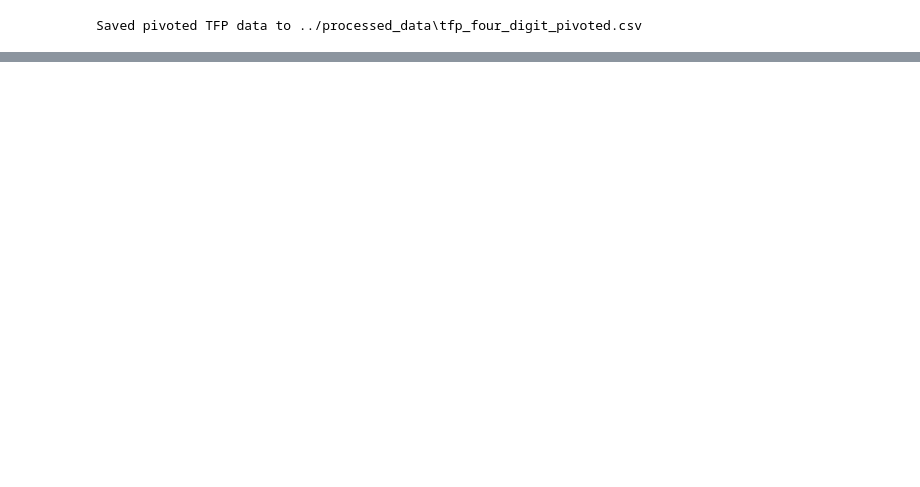
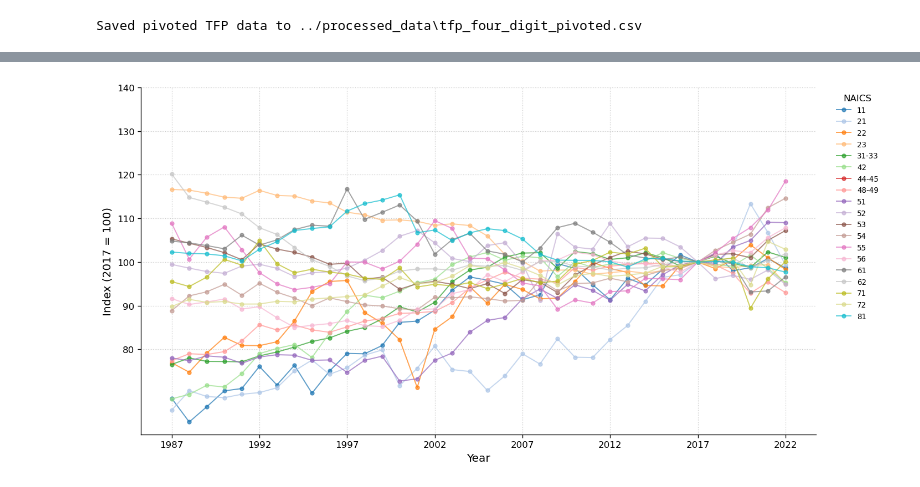
Before and after one commit to daniel-seymour/EC334-Summative, a Jupyter notebook: final_for_submission/final.ipynb, the cells around one changed output, grey strips where cells are left out. Cells and saved outputs as stored; diff of their text form; code cells hidden in the pictures; blank space fills up the shorter version.

```diff
--- a/final_for_submission/final.ipynb
+++ b/final_for_submission/final.ipynb
@@ -154,0 +1305,8 @@ Saved pivoted TFP data to ../processed_data\tfp_four_digit_pivoted.csv
+# %%
+import pandas as pd
+import matplotlib.pyplot as plt
+import numpy as np
+from matplotlib.ticker import PercentFormatter
+import os
+
+df = pd.read_csv('../processed_data/two_digit_NAICS_bds_tfp.csv')
@@ -154,0 +1356,41 @@ Saved pivoted TFP data to ../processed_data\tfp_four_digit_pivoted.csv
+# %%
+fig, ax = plt.subplots(figsize=(12,6), dpi=120)
+ax.set_facecolor('white')
+ax.spines['top'].set_visible(False)
+ax.spines['right'].set_visible(False)
+ax.grid(which='major', linestyle=':', linewidth=0.7, alpha=0.7)
+ax.set_axisbelow(True)
+
+cmap = plt.get_cmap('tab20')
+
+naics_codes = df_plot['NAICS'].unique()
+for i, code in enumerate(naics_codes):
+    sub = df_plot[df_plot['NAICS'] == code]
+    ax.plot(
+        sub['year'],
+        sub['tfp_index_2017'],
+        label=str(code),
+        color=cmap(i % 20),
+        linewidth=1.2,
+        alpha=0.7,
+        marker='o',
+        markersize=4
+    )
+
+ax.set_xticks(range(df_plot['year'].min(), df_plot['year'].max()+1, 5))
+ax.set_yticks(range(80, 141, 10))
+ax.set_xlabel('Year', fontsize=12)
+ax.set_ylabel('Index (2017 = 100)', fontsize=12)
+
+ax.legend(
+    title='NAICS',
+    bbox_to_anchor=(1.02,1),
+    loc='upper left',
+    fontsize=8,
+    frameon=False
+)
+
+plt.tight_layout()
+plt.show()
+# %% [output]
+[figure, added]
```
Also changed, not shown: parts of 166 cells of this notebook, 31 other files.
